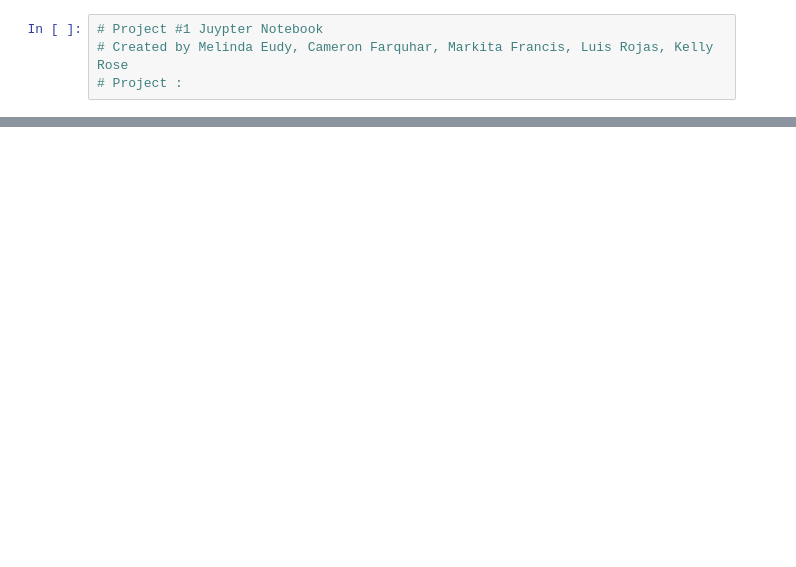
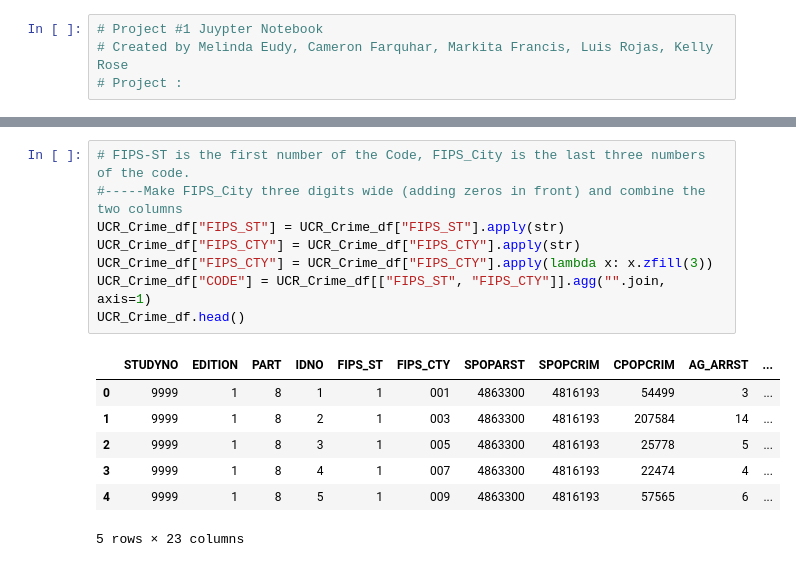
Before and after one commit to melindaeudy/Project_1, a Jupyter notebook: Project_1.ipynb, the cells around one changed output, grey strips where cells are left out. Cells and saved outputs as stored; diff of their text form; blank space fills up the shorter version.

```diff
--- a/Project_1.ipynb
+++ b/Project_1.ipynb
@@ -31,0 +39,16 @@ FileNotFoundError: [Errno 2] No such file or directory: '/Resources/UCR_Crime_Ra
+# %%
+# FIPS-ST is the first number of the Code, FIPS_City is the last three numbers of the code.
+#-----Make FIPS_City three digits wide (adding zeros in front) and combine the two columns
+UCR_Crime_df["FIPS_ST"] = UCR_Crime_df["FIPS_ST"].apply(str)
+UCR_Crime_df["FIPS_CTY"] = UCR_Crime_df["FIPS_CTY"].apply(str)
+UCR_Crime_df["FIPS_CTY"] = UCR_Crime_df["FIPS_CTY"].apply(lambda x: x.zfill(3))
+UCR_Crime_df["CODE"] = UCR_Crime_df[["FIPS_ST", "FIPS_CTY"]].agg("".join, axis=1)
+UCR_Crime_df.head()
+# %% [output]
+|  | STUDYNO | EDITION | PART | IDNO | FIPS_ST | FIPS_CTY | SPOPARST | SPOPCRIM | CPOPCRIM | AG_ARRST | ... |
+| 0 | 9999 | 1 | 8 | 1 | 1 | 001 | 4863300 | 4816193 | 54499 | 3 | ... |
+| 1 | 9999 | 1 | 8 | 2 | 1 | 003 | 4863300 | 4816193 | 207584 | 14 | ... |
+| 2 | 9999 | 1 | 8 | 3 | 1 | 005 | 4863300 | 4816193 | 25778 | 5 | ... |
+| 3 | 9999 | 1 | 8 | 4 | 1 | 007 | 4863300 | 4816193 | 22474 | 4 | ... |
+| 4 | 9999 | 1 | 8 | 5 | 1 | 009 | 4863300 | 4816193 | 57565 | 6 | ... |
+5 rows × 23 columns
```
Also changed, not shown: parts of 7 cells of this notebook, 3 other files.
